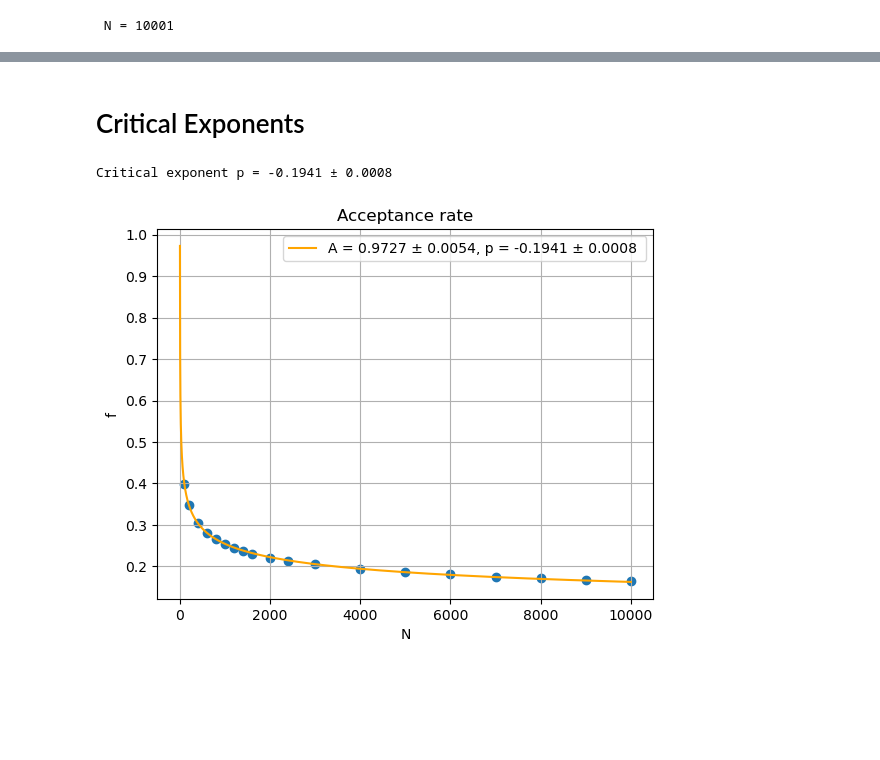
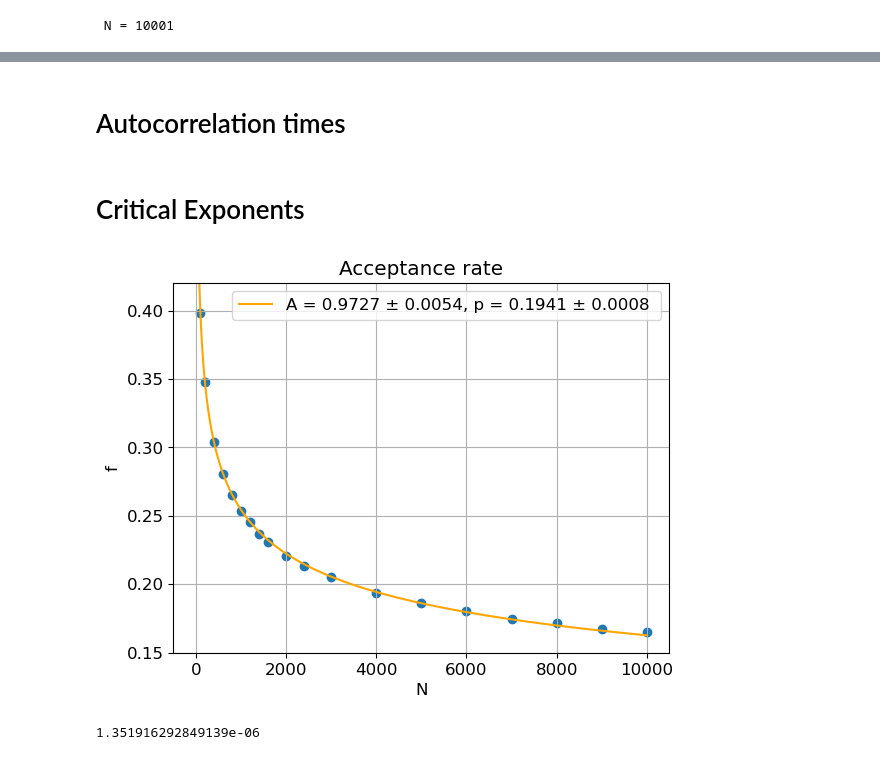
Before and after one commit to mandus24/ComputationalPhysics, a Jupyter notebook: polymer/polymer.ipynb, the cells around one changed output, grey strips where cells are left out. Drawn from its saved outputs; the diff is of its cells as text; code cells hidden in the pictures; blank space fills up the shorter version.

```diff
--- a/polymer/polymer.ipynb
+++ b/polymer/polymer.ipynb
@@ -624,0 +605,9 @@ print(autocorr_time_error_S_squareds)
+# %%
+plt.figure(figsize=(7, 5))
+plt.rcParams.update({'font.size': 12})
+plt.plot(ω_squareds[3,:200],linewidth=2)
+plt.title(rf'Squared End-to-End Distance for N = {Ns[3]-1}')
+plt.xlabel('Simulation time')
+plt.ylabel(r'$\omega^2$')
+plt.grid()
+#plt.savefig("presentation/example_e2e.png")
@@ -624,0 +616,2 @@ print(autocorr_time_error_S_squareds)
+# %% [markdown]
+# Autocorrelation times
@@ -637,15 +645,21 @@ popt_autocorr_S, pcov_autcorr_S = curve_fit(polynomial, Ns, autocorr_time_S_squa
 # %%
 plt.scatter(Ns,fs)
 plt.xlabel("N")
 plt.ylabel(r"f")
-plt.plot(range(10000),polynomial(range(10000),poptf[0],poptf[1]), label=fr'A = {poptf[0]:.4f} ± {np.sqrt(pcovf[0,0]):.4f}, p = {poptf[1]:.4f} ± {np.sqrt(pcovf[1,1]):.4f} ',color="orange")
+plt.plot(range(10000),polynomial(range(10000),poptf[0],poptf[1]), label=fr'A = {poptf[0]:.4f} ± {np.sqrt(pcovf[0,0]):.4f}, p = {-poptf[1]:.4f} ± {np.sqrt(pcovf[1,1]):.4f} ',color="orange")
 plt.grid()
 plt.title("Acceptance rate")
 plt.legend()
-print(fr'Critical exponent p = {poptf[1]:.4f} ± {np.sqrt(pcovf[1,1]):.4f}')
+#print(fr'Critical exponent p = {poptf[1]:.4f} ± {np.sqrt(pcovf[1,1]):.4f}')
+plt.ylim(0.15,0.42)
+plt.savefig("report/f.png")
 # %% [output]
-Critical exponent p = -0.1941 ± 0.0008
-[figure, old version]
+[figure, new version]
+# %%
+χ_squ = np.sum((polynomial(Ns,poptf[0],poptf[1])-fs)**2)/17
+χ_squ
+# %% [output]
+1.351916292849139e-06
 # %%
 plt.scatter(Ns,mean_ω_squareds)
 plt.errorbar(Ns, mean_ω_squareds, yerr=error_ω_squareds, fmt="o")
```
Also changed, not shown: parts of 32 cells of this notebook.
